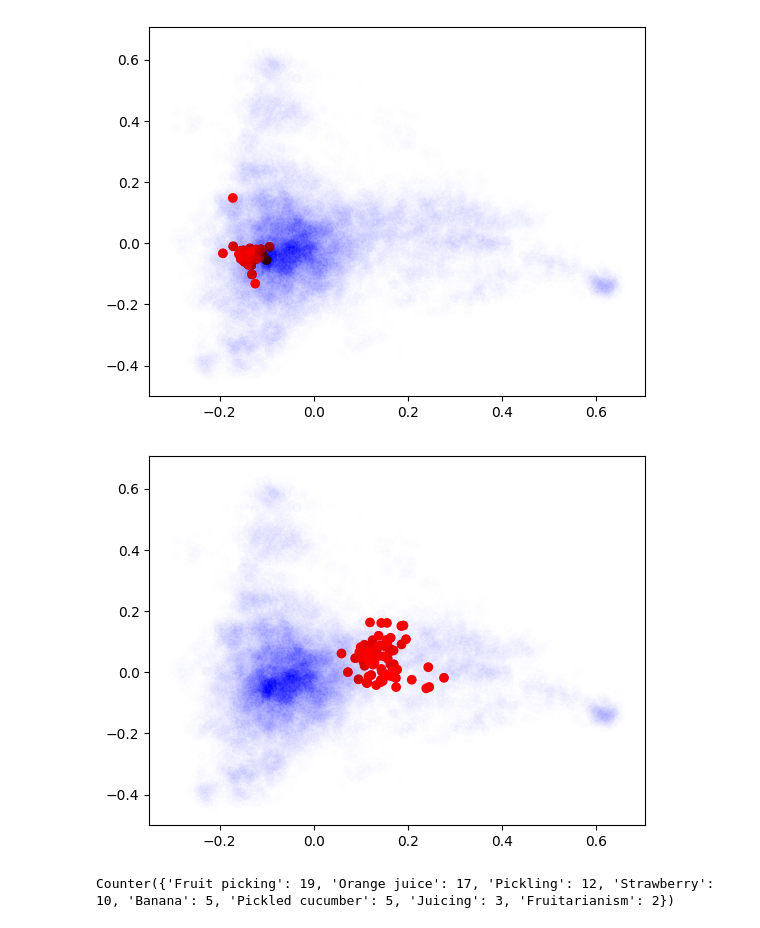
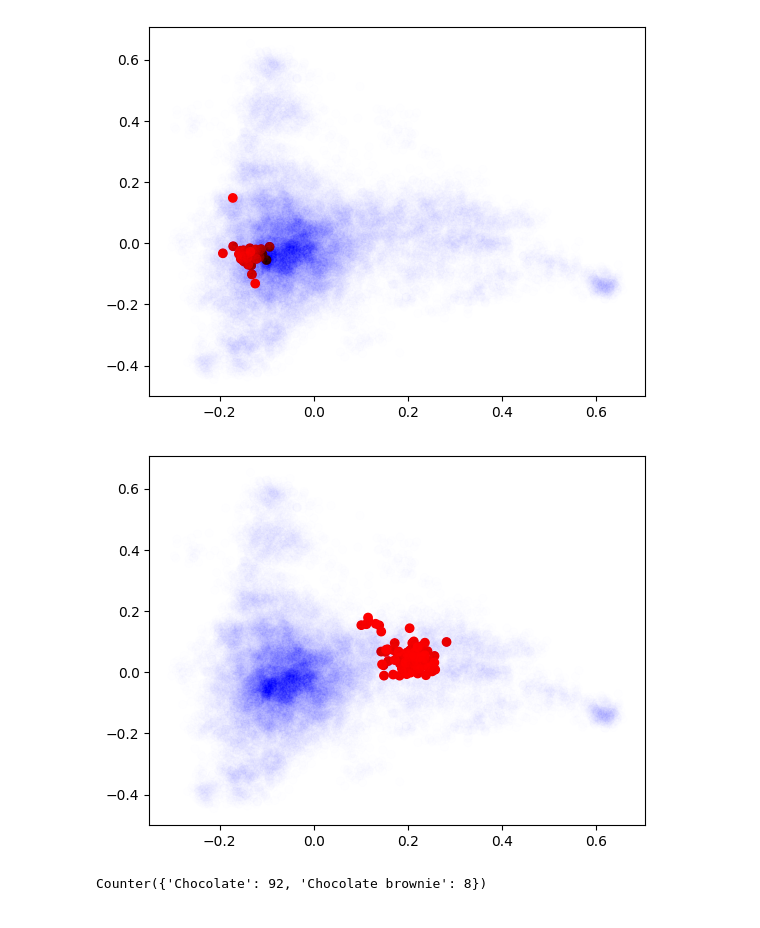
Before and after one commit to Ax-Time/natural-language-processing-project, a Jupyter notebook: clustering_sentence_embedding.ipynb, the cells around one changed output. Saved outputs shown, nothing was run; the diff lists cells and outputs as text; code cells hidden in the pictures.

Commit message:
cluster visualizer

```diff
--- a/clustering_sentence_embedding.ipynb
+++ b/clustering_sentence_embedding.ipynb
@@ -84,31 +83,31 @@ plt.show()
 # %%
 # Try unsupervised clustering
 from sklearn.cluster import KMeans
 
 n_topics = len(set([sample[0] for sample in parsed_data]))
 def cluster(embeddings=embeddings, n_clusters=100):
     try:
         with open('dumps/sentence_clustering/kmeans.pkl', 'rb') as f:
             return pickle.load(f)
     except:
         kmeans = KMeans(n_clusters=n_clusters)
         kmeans.fit(embeddings)
         with open('dumps/sentence_clustering/kmeans.pkl', 'wb') as f:
             pickle.dump(kmeans, f)
         return kmeans
 
 kmeans = cluster(n_clusters=400)
 
-k = 139
+k = 22
 
 # Scatter the embeddings, highlight the chosen cluster label k in red
 plt.scatter(embeddings_2d[:, 0], embeddings_2d[:, 1], c=['r' if label == k else 'b' for label in kmeans.labels_], alpha=[1 if label == k else 0.005 for label in kmeans.labels_])
 plt.show()
 
 # Print the names of the topics in red
 from nltk import Counter
 topics = [sample[0] for i, sample in enumerate(parsed_data) if kmeans.labels_[i] == k]
 print(Counter(topics))
 # %% [output]
-[figure, old version]
+[figure, new version]
-Counter({'Fruit picking': 19, 'Orange juice': 17, 'Pickling': 12, 'Strawberry': 10, 'Banana': 5, 'Pickled cucumber': 5, 'Juicing': 3, 'Fruitarianism': 2})
+Counter({'Chocolate': 92, 'Chocolate brownie': 8})
```
Also changed, not shown: parts of 3 cells of this notebook, 3 other files.
